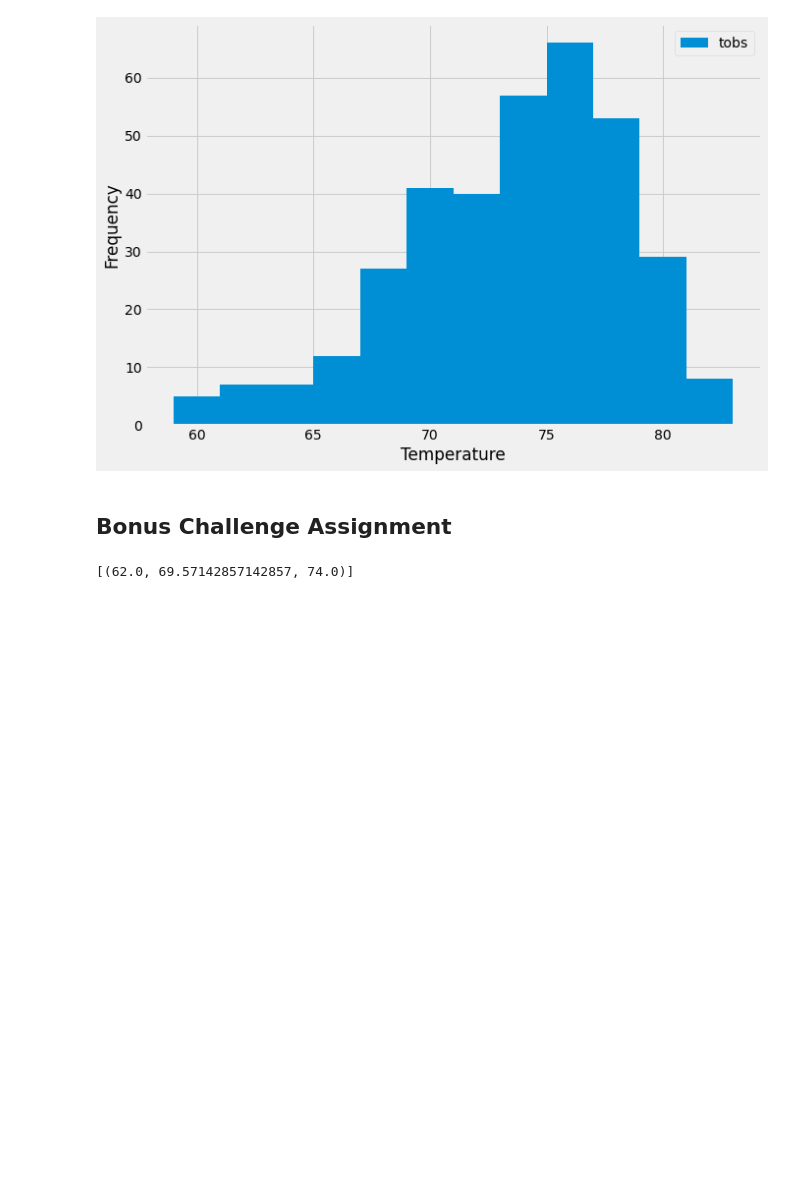
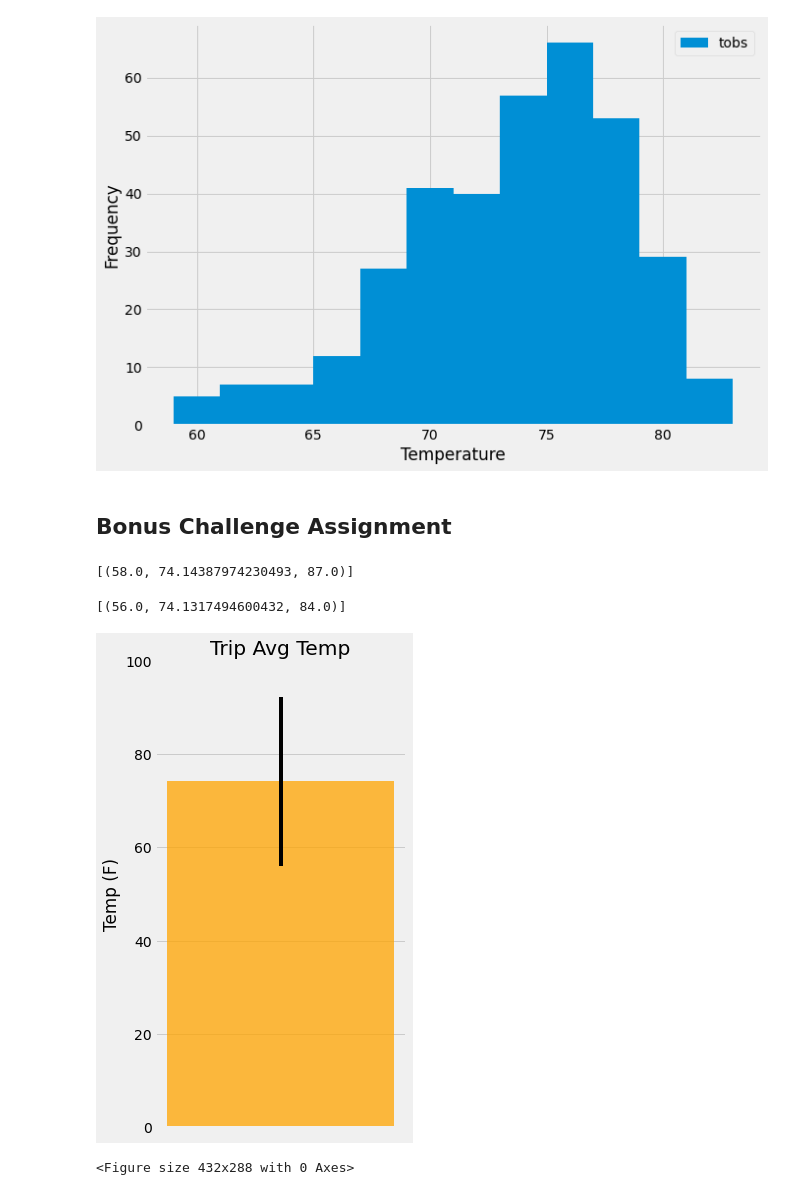
Before and after one commit to todd-tuchek/sqlalchemy-challenge, a Jupyter notebook: climate_starter.ipynb, the cells around one changed output. Saved outputs shown, nothing was run; the diff lists cells and outputs as text; code cells hidden in the pictures; blank space fills up the shorter version.

```diff
--- a/climate_starter.ipynb
+++ b/climate_starter.ipynb
@@ -180,17 +180,41 @@ def calc_temps(start_date, end_date):
         filter(Measurement.date >= start_date).filter(Measurement.date <= end_date).all()
 
 # function usage example
-print(calc_temps('2012-02-28', '2012-03-05'))
+print(calc_temps('2017-01-01', '2018-01-01'))
 # %% [output]
-[(62.0, 69.57142857142857, 74.0)]
+[(58.0, 74.14387974230493, 87.0)]
 # %%
 # Use your previous function `calc_temps` to calculate the tmin, tavg, and tmax
 # for your trip using the previous year's data for those same dates.
+min_avg_max = calc_temps('2016-01-01', '2017-01-01')
+min_avg_max
+# %% [output]
+[(56.0, 74.1317494600432, 84.0)]
 # %%
-# Plot the results from your previous query as a bar chart.
+ # Plot the results from your previous query as a bar chart.
 # Use "Trip Avg Temp" as your Title
 # Use the average temperature for the y value
 # Use the peak-to-peak (tmax-tmin) value as the y error bar (yerr)
+
+min = min_avg_max[0][1]
+avg = min_avg_max[0][1]
+max = min_avg_max[0][0]
+
+min_error = avg - min
+max_error = max - avg
+
+plt.figure(figsize=(4,8))
+plt.bar(0, avg, yerr=[max - min], color = 'orange', alpha=.75)
+plt.title('Trip Avg Temp')
+plt.ylabel('Temp (F)')
+plt.xticks([])
+plt.ylim(0,100)
+
+plt.show()
+plt.savefig("Resources/temp.png")
+# %% [output]
+[figure, added]
+<Figure size 432x288 with 0 Axes>
 # %%
 # Calculate the total amount of rainfall per weather station for your trip dates using the previous year's matching dates.
 # Sort this in descending order by precipitation amount and list the station, name, latitude, longitude, and elevation
```
Also changed, not shown: parts of 1 cell of this notebook, 2 other files.
